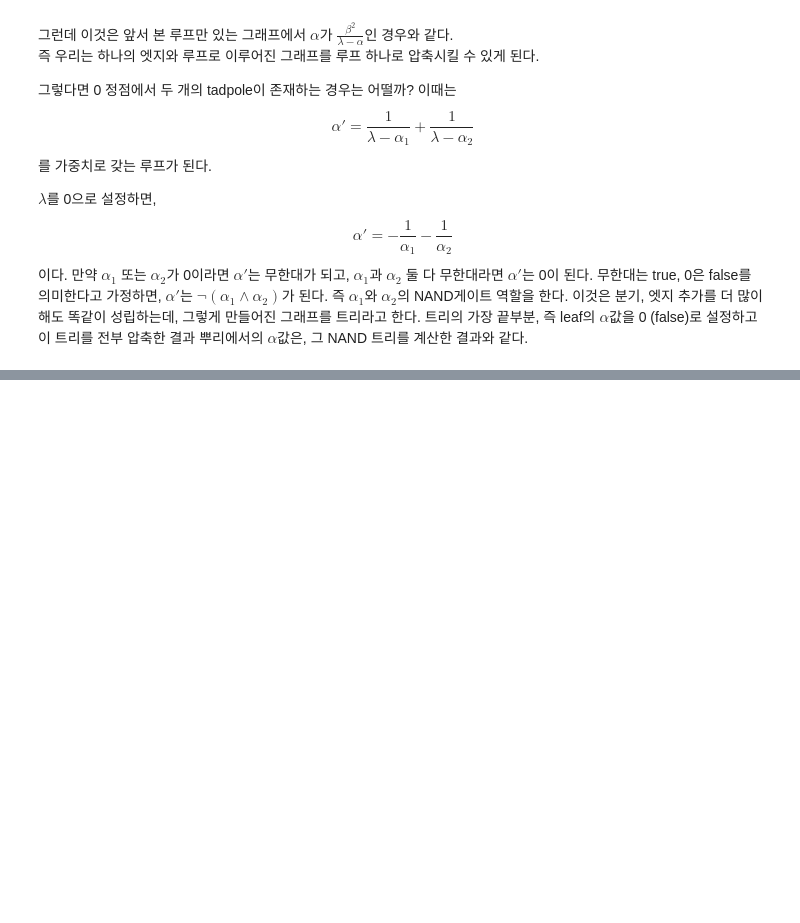
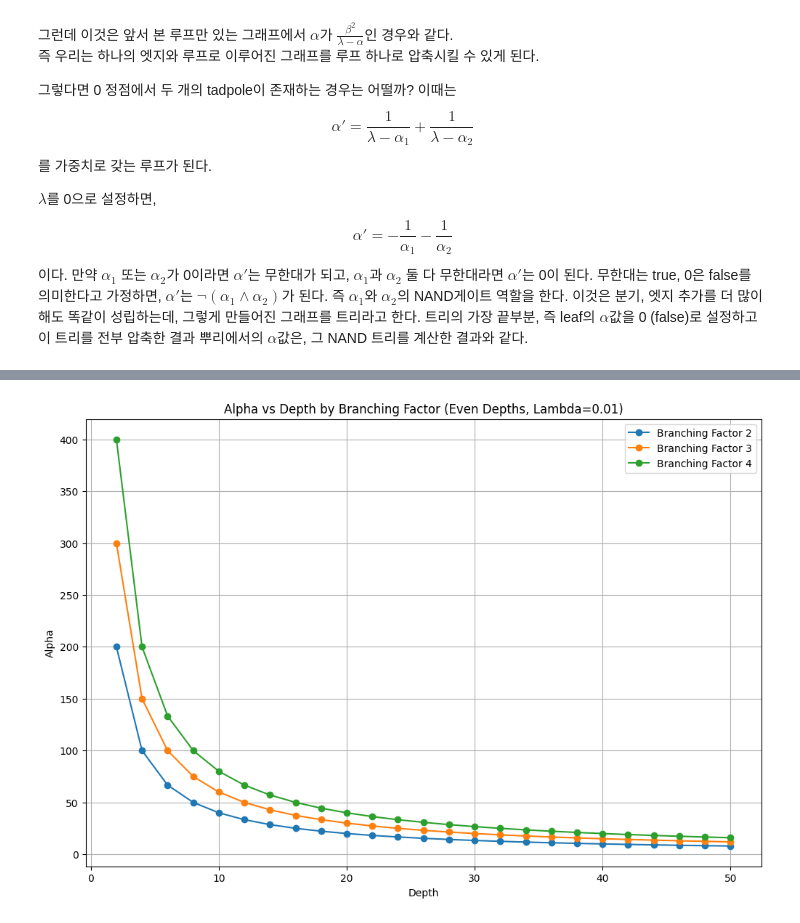
Before and after one commit to singrum/game_tree_scattering, a Jupyter notebook: main.ipynb, the cells around one changed output, grey strips where cells are left out. Saved outputs shown, nothing was run; the diff lists cells and outputs as text; code cells hidden in the pictures; blank space fills up the shorter version.

```diff
--- a/main.ipynb
+++ b/main.ipynb
@@ -30,6 +30,10 @@ import numpy as np
 import matplotlib.pyplot as plt
 from ipywidgets import interact, IntSlider, FloatSlider
 from IPython.display import display
+
+# 한글 설정
+plt.rcParams['font.family'] = 'Malgun Gothic'  # Windows용 한글 폰트 설정
+plt.rcParams['axes.unicode_minus'] = False    # 마이너스 기호
 
 # --- Initial Parameters ---
 # 시뮬레이션 횟수를 약간 줄여서 인터랙티브 성능을 개선합니다.
@@ -88,7 +92,7 @@ def plot_random_walk_distribution(t):
     # 시뮬레이션 결과는 산점도로 표시
     plt.scatter(xs, hist, label=f'Random Walk (N={num_trials})', alpha=0.7)
     # 가우시안 근사는 선으로 표시
-    plt.plot(xs, gaussian, color='red', label=f'Gaussian Approx ($\sigma^2={sigma_squared:.2f}$)', linewidth=2)
+    plt.plot(xs, gaussian, color='red', label=f'Gaussian Approx ($\\sigma^2={sigma_squared:.2f}$)', linewidth=2)
     plt.xlabel("위치 (x)")
     plt.ylabel("확률")
     plt.title(f"연속 시간 랜덤 워크 분포 vs 가우시안 (t = {t:.2f})")
@@ -359,0 +566,65 @@ plt.show()
+# %%
+import matplotlib.pyplot as plt
+
+def calculate_alphas_optimized(max_depth, lam, branching_factor):
+    """
+    점화식을 사용하여 특정 분기 수(branching_factor)에 대한 Alpha 값을 계산
+    """
+    alphas = []
+    # Depth 1 (Leaf/Root only): Alpha = 0.0
+    current_alpha = 0.0
+
+    # Depth 1은 0이므로 저장하지 않고 계산 시작 (짝수 깊이 비교를 위해 리스트업)
+    # 실제 루프는 Depth 2부터 시작
+    for depth in range(2, max_depth + 1):
+        try:
+            val = lam - current_alpha
+            if abs(val) < 1e-15:
+                # 분모가 0에 가까우면 무한대 처리
+                current_alpha = float('inf')
+            else:
+                # 일반화된 공식: k / (lambda - prev_alpha)
+                current_alpha = branching_factor / val
+        except ZeroDivisionError:
+            current_alpha = float('inf')
+
+        # 결과 저장 (depth, alpha)
+        alphas.append((depth, current_alpha))
+
+    return alphas
+
+# 설정 값
+lambda_val = 0.01
+max_depth = 50  # 깊이를 50까지 계산
+branching_factors = [2, 3, 4] # 비교할 분기 수 리스트
+
+plt.figure(figsize=(12, 8))
+
+# 각 분기 수(2, 3, 4)에 대해 반복
+for k in branching_factors:
+    all_results = calculate_alphas_optimized(max_depth, lambda_val, k)
+
+    # 짝수 깊이만 필터링 (Even depths only)
+    even_results = [(d, a) for d, a in all_results if d % 2 == 0]
+
+    depths = [d for d, a in even_results]
+    values = [a for d, a in even_results]
+
+    # 그래프 그리기
+    plt.plot(depths, values, marker='o', label=f'Branching Factor {k}')
+
+    # 터미널에 일부 값 출력 (확인용)
+    print(f"\n=== Branching Factor {k} (Even Depths) ===")
+    print(f"Depth  2: {values[0]:.4f}")
+    print(f"Depth 10: {values[4]:.4f}")
+    print(f"Depth 20: {values[9]:.4f}")
+
+# 그래프 스타일 설정
+plt.title(f'Alpha vs Depth by Branching Factor (Even Depths, Lambda={lambda_val})')
+plt.xlabel('Depth')
+plt.ylabel('Alpha')
+plt.legend() # 범례 표시
+plt.grid(True)
+
+plt.show()
+# %% [output]
@@ -359,0 +645 @@ plt.show()
+[figure, added]
```
Also changed, not shown: parts of 11 cells of this notebook, 2 other files.
